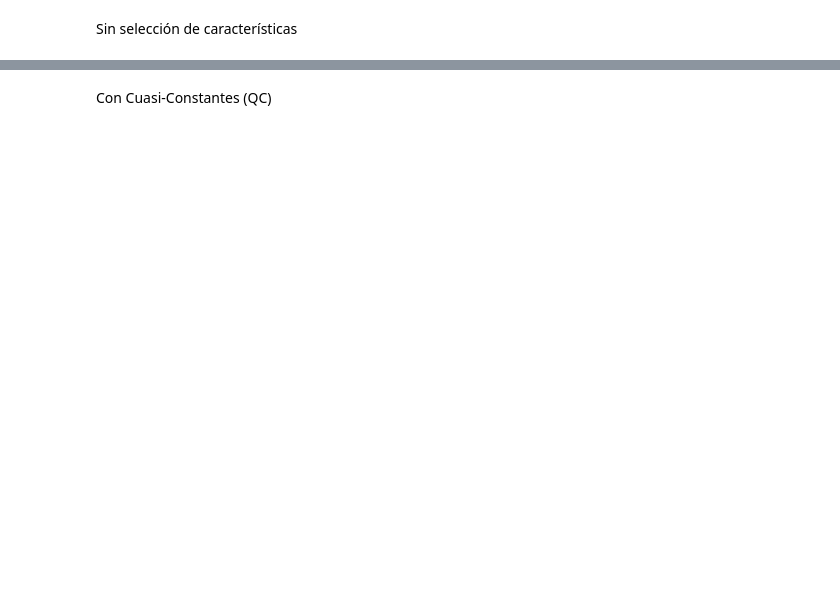
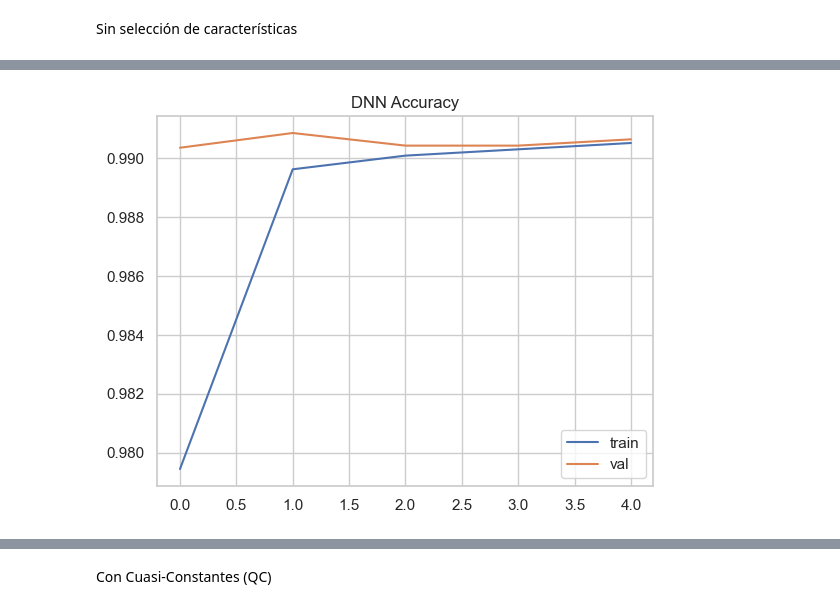
Before and after one commit to AnaKarina15/Aprendizaje-de-maquinas-supervisado, a Jupyter notebook: Ciberbullying_.ipynb, the cells around one changed output, grey strips where cells are left out. Cells and saved outputs as stored; diff of their text form; code cells hidden in the pictures; blank space fills up the shorter version.

```diff
--- a/Ciberbullying_.ipynb
+++ b/Ciberbullying_.ipynb
@@ -2502,0 +2648,9 @@ KeyboardInterrupt:
+# %%
+# ACCURACY TRAINING
+plt.plot(history_final.history['accuracy'])
+plt.plot(history_final.history['val_accuracy'])
+plt.legend(['train', 'val'])
+plt.title("DNN Accuracy")
+plt.show()
+# %% [output]
+[figure, added]
```
Also changed, not shown: parts of 155 cells of this notebook, 1 other file.
